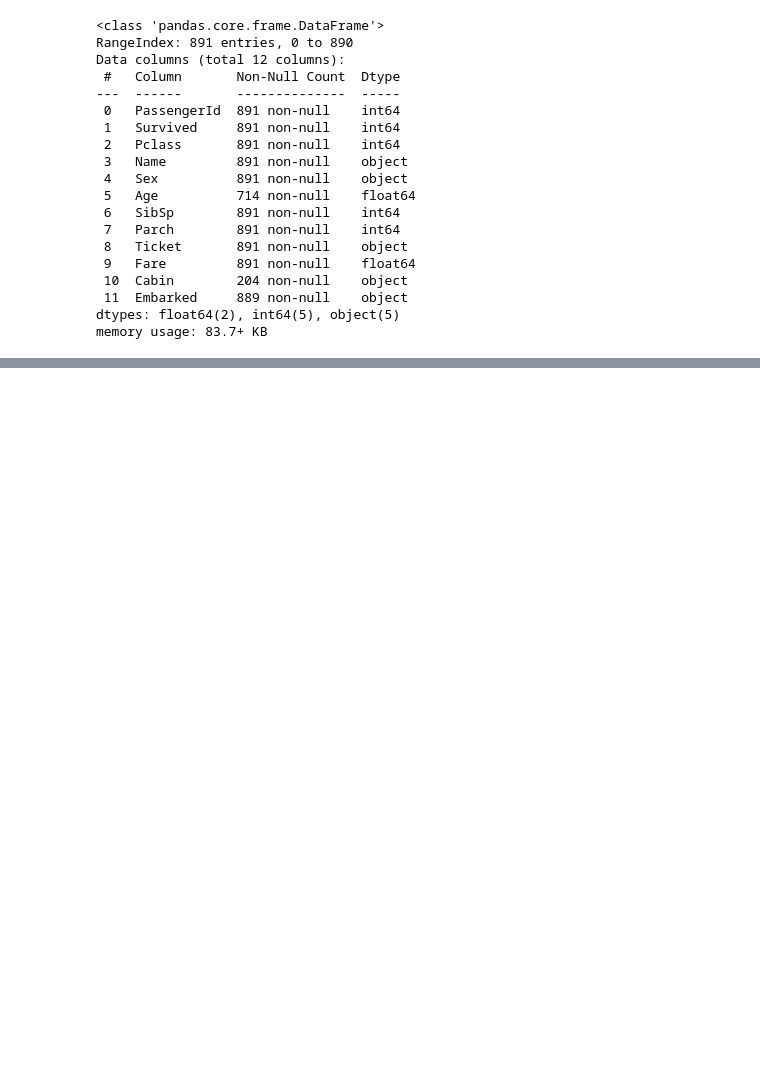
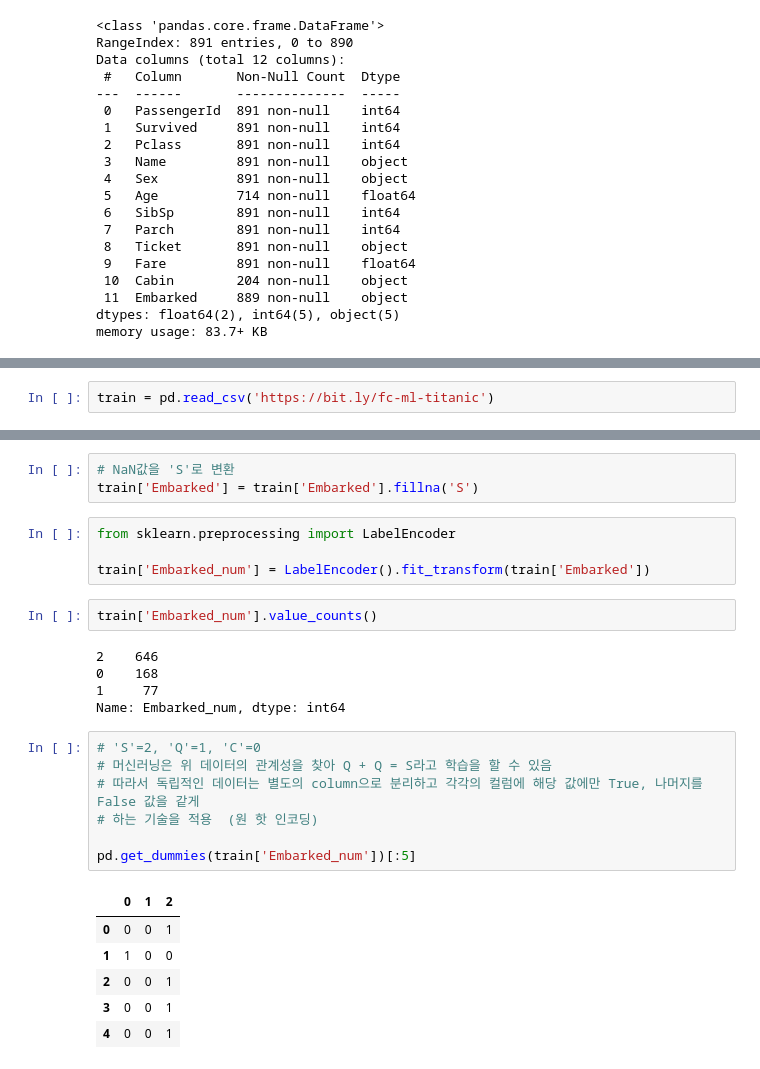
Before and after one commit to jeungsengho/python8month, a Jupyter notebook: 4_타이타닉_데이터셋.ipynb, the cells around one changed output, grey strips where cells are left out. Drawn from its saved outputs; the diff is of its cells as text; blank space fills up the shorter version.

```diff
--- a/4_타이타닉_데이터셋.ipynb
+++ b/4_타이타닉_데이터셋.ipynb
@@ -95,0 +310,2 @@ memory usage: 83.7+ KB
+# %%
+train = pd.read_csv('https://bit.ly/fc-ml-titanic')
@@ -95,0 +350,28 @@ memory usage: 83.7+ KB
+# %%
+# NaN값을 'S'로 변환
+train['Embarked'] = train['Embarked'].fillna('S')
+# %%
+from sklearn.preprocessing import LabelEncoder
+
+train['Embarked_num'] = LabelEncoder().fit_transform(train['Embarked'])
+# %%
+train['Embarked_num'].value_counts()
+# %% [output]
+2    646
+0    168
+1     77
+Name: Embarked_num, dtype: int64
+# %%
+# 'S'=2, 'Q'=1, 'C'=0
+# 머신러닝은 위 데이터의 관계성을 찾아 Q + Q = S라고 학습을 할 수 있음
+# 따라서 독립적인 데이터는 별도의 column으로 분리하고 각각의 컬럼에 해당 값에만 True, 나머지를 False 값을 같게
+# 하는 기술을 적용  (원 핫 인코딩)
+
+pd.get_dummies(train['Embarked_num'])[:5]
+# %% [output]
+|  | 0 | 1 | 2 |
+| 0 | 0 | 0 | 1 |
+| 1 | 1 | 0 | 0 |
+| 2 | 0 | 0 | 1 |
+| 3 | 0 | 0 | 1 |
+| 4 | 0 | 0 | 1 |
```
Also changed, not shown: parts of 35 cells of this notebook.
